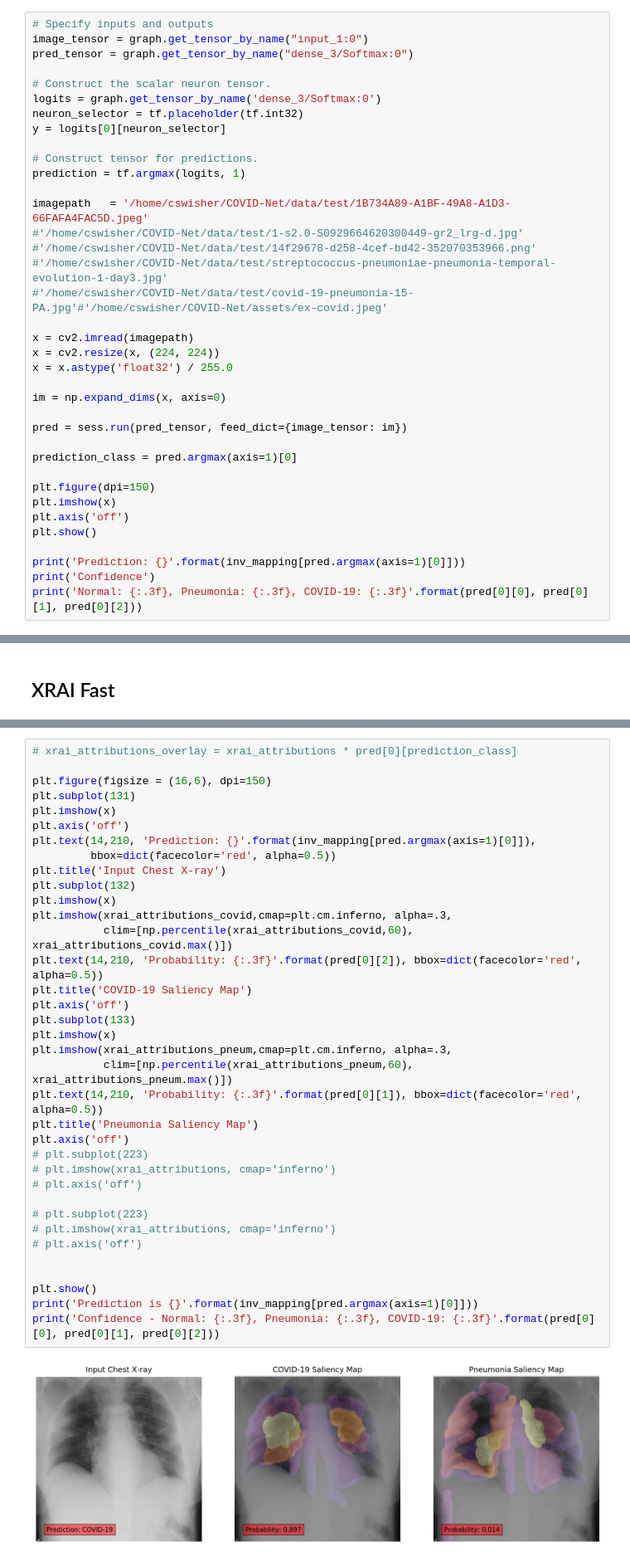
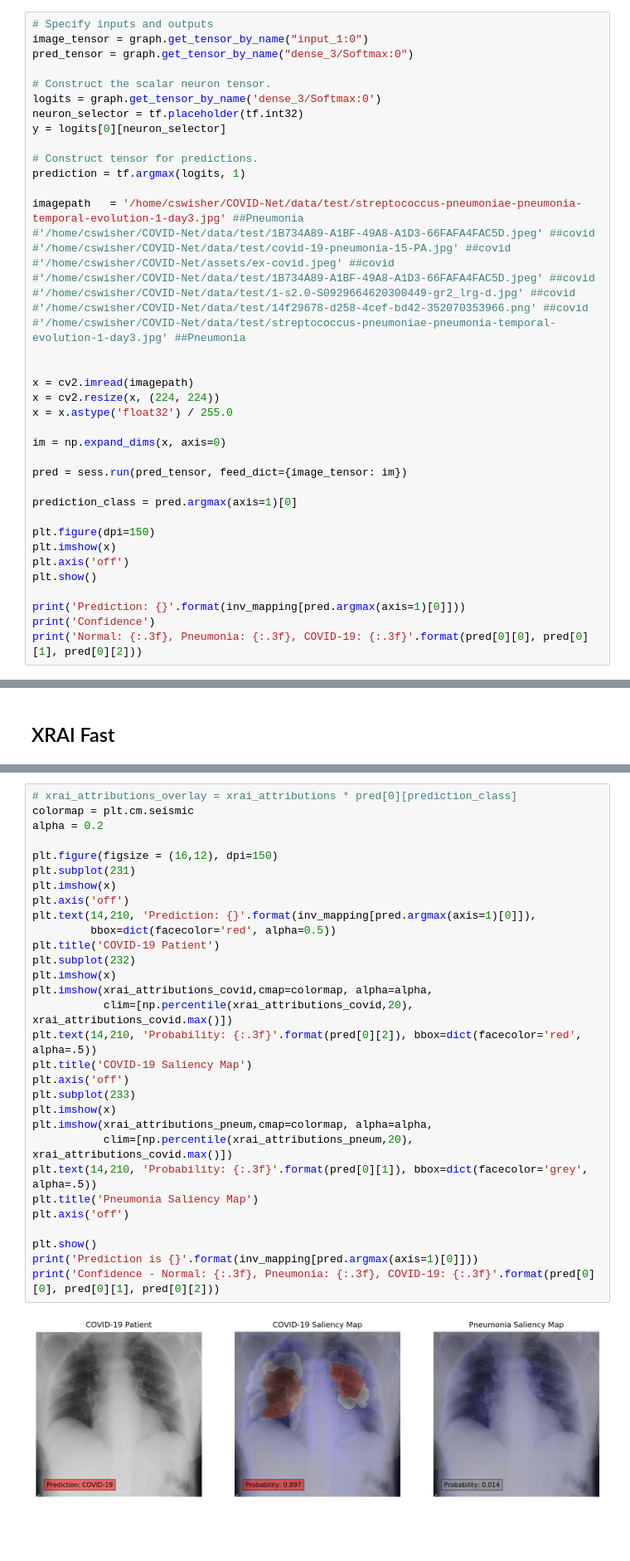
Before and after one commit to cswisher/covid-cxr, a Jupyter notebook: Create_Covid_Saliency_Maps.ipynb, the cells around one changed output, grey strips where cells are left out. Shown at 83% size. Saved outputs shown, nothing was run; the diff lists cells and outputs as text; blank space fills up the shorter version.

```diff
--- a/Create_Covid_Saliency_Maps.ipynb
+++ b/Create_Covid_Saliency_Maps.ipynb
@@ -193,11 +193,15 @@ y = logits[0][neuron_selector]
 # Construct tensor for predictions.
 prediction = tf.argmax(logits, 1)
 
-imagepath   = '/home/cswisher/COVID-Net/data/test/1B734A89-A1BF-49A8-A1D3-66FAFA4FAC5D.jpeg'
-#'/home/cswisher/COVID-Net/data/test/1-s2.0-S0929664620300449-gr2_lrg-d.jpg'
-#'/home/cswisher/COVID-Net/data/test/14f29678-d258-4cef-bd42-352070353966.png'
-#'/home/cswisher/COVID-Net/data/test/streptococcus-pneumoniae-pneumonia-temporal-evolution-1-day3.jpg'
-#'/home/cswisher/COVID-Net/data/test/covid-19-pneumonia-15-PA.jpg'#'/home/cswisher/COVID-Net/assets/ex-covid.jpeg'
+imagepath   = '/home/cswisher/COVID-Net/data/test/streptococcus-pneumoniae-pneumonia-temporal-evolution-1-day3.jpg' ##Pneumonia
+#'/home/cswisher/COVID-Net/data/test/1B734A89-A1BF-49A8-A1D3-66FAFA4FAC5D.jpeg' ##covid
+#'/home/cswisher/COVID-Net/data/test/covid-19-pneumonia-15-PA.jpg' ##covid
+#'/home/cswisher/COVID-Net/assets/ex-covid.jpeg' ##covid
+#'/home/cswisher/COVID-Net/data/test/1B734A89-A1BF-49A8-A1D3-66FAFA4FAC5D.jpeg' ##covid
+#'/home/cswisher/COVID-Net/data/test/1-s2.0-S0929664620300449-gr2_lrg-d.jpg' ##covid
+#'/home/cswisher/COVID-Net/data/test/14f29678-d258-4cef-bd42-352070353966.png' ##covid
+#'/home/cswisher/COVID-Net/data/test/streptococcus-pneumoniae-pneumonia-temporal-evolution-1-day3.jpg' ##Pneumonia
+
 
 x = cv2.imread(imagepath)
 x = cv2.resize(x, (224, 224))
@@ -256,40 +266,34 @@ ShowImage(im_mask, title='Top 30%', ax=P.subplot(ROWS, COLS, 3))
 # %%
 # xrai_attributions_overlay = xrai_attributions * pred[0][prediction_class]
+colormap = plt.cm.seismic
+alpha = 0.2
 
-plt.figure(figsize = (16,6), dpi=150)
-plt.subplot(131)
+plt.figure(figsize = (16,12), dpi=150)
+plt.subplot(231)
 plt.imshow(x)
 plt.axis('off')
 plt.text(14,210, 'Prediction: {}'.format(inv_mapping[pred.argmax(axis=1)[0]]),
          bbox=dict(facecolor='red', alpha=0.5))
-plt.title('Input Chest X-ray')
-plt.subplot(132)
+plt.title('COVID-19 Patient')
+plt.subplot(232)
 plt.imshow(x)
-plt.imshow(xrai_attributions_covid,cmap=plt.cm.inferno, alpha=.3,
-           clim=[np.percentile(xrai_attributions_covid,60), xrai_attributions_covid.max()])
-plt.text(14,210, 'Probability: {:.3f}'.format(pred[0][2]), bbox=dict(facecolor='red', alpha=0.5))
+plt.imshow(xrai_attributions_covid,cmap=colormap, alpha=alpha,
+           clim=[np.percentile(xrai_attributions_covid,20), xrai_attributions_covid.max()])
+plt.text(14,210, 'Probability: {:.3f}'.format(pred[0][2]), bbox=dict(facecolor='red', alpha=.5))
 plt.title('COVID-19 Saliency Map')
 plt.axis('off')
-plt.subplot(133)
+plt.subplot(233)
 plt.imshow(x)
-plt.imshow(xrai_attributions_pneum,cmap=plt.cm.inferno, alpha=.3,
-           clim=[np.percentile(xrai_attributions_pneum,60), xrai_attributions_pneum.max()])
-plt.text(14,210, 'Probability: {:.3f}'.format(pred[0][1]), bbox=dict(facecolor='red', alpha=0.5))
+plt.imshow(xrai_attributions_pneum,cmap=colormap, alpha=alpha,
+           clim=[np.percentile(xrai_attributions_pneum,20), xrai_attributions_covid.max()])
+plt.text(14,210, 'Probability: {:.3f}'.format(pred[0][1]), bbox=dict(facecolor='grey', alpha=.5))
 plt.title('Pneumonia Saliency Map')
 plt.axis('off')
-# plt.subplot(223)
-# plt.imshow(xrai_attributions, cmap='inferno')
-# plt.axis('off')
-
-# plt.subplot(223)
-# plt.imshow(xrai_attributions, cmap='inferno')
-# plt.axis('off')
-
 
 plt.show()
 print('Prediction is {}'.format(inv_mapping[pred.argmax(axis=1)[0]]))
 print('Confidence - Normal: {:.3f}, Pneumonia: {:.3f}, COVID-19: {:.3f}'.format(pred[0][0], pred[0][1], pred[0][2]))
 # %% [output]
-[figure, old version]
+[figure, new version]
 Prediction is COVID-19
 Confidence - Normal: 0.089, Pneumonia: 0.014, COVID-19: 0.897
```
Also changed, not shown: parts of 3 cells of this notebook.
